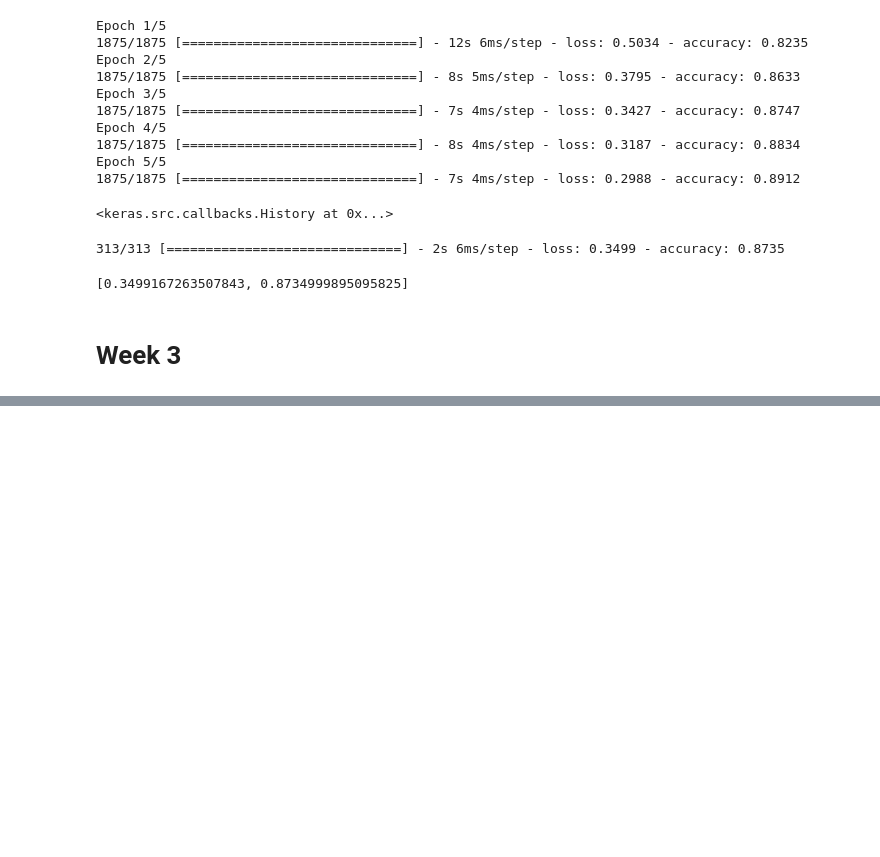
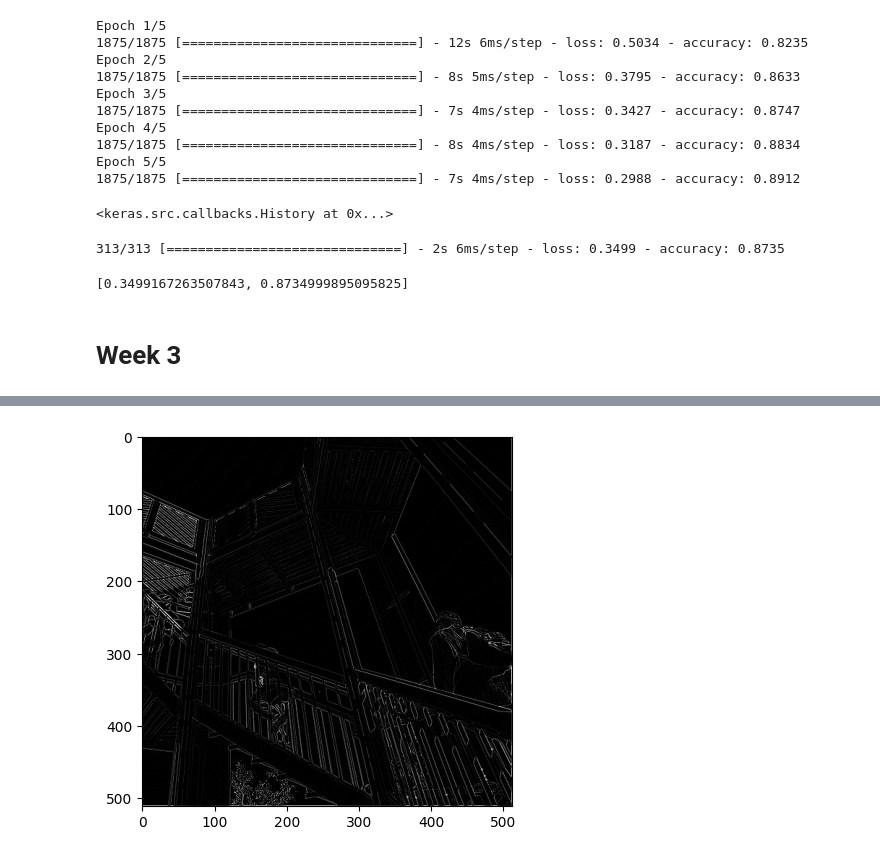
Before and after one commit to samp3209/courseraprojects, a Jupyter notebook: intrototensorflow.ipynb, the cells around one changed output, grey strips where cells are left out. Cells and saved outputs as stored; diff of their text form; code cells hidden in the pictures; blank space fills up the shorter version.

```diff
--- a/intrototensorflow.ipynb
+++ b/intrototensorflow.ipynb
@@ -188,0 +351,42 @@ model.add(tf.keras.layers.Dense(10, activation=tf.nn.softmax))
+# %%
+import numpy as np
+image_transformed = np.copy(ascent_image)
+size_x = image_transformed.shape[0]
+size_y = image_transformed.shape[1]
+# %%
+filter = [[0,1,0], [1,-4,1], [0,1,0]]
+weight = 1
+# %%
+# Iterate over the image
+for x in range(1,size_x-1):
+  for y in range(1,size_y-1):
+      convolution = 0.0
+      convolution = convolution + (ascent_image[x-1, y-1] * filter[0][0])
+      convolution = convolution + (ascent_image[x-1, y] * filter[0][1])
+      convolution = convolution + (ascent_image[x-1, y+1] * filter[0][2])
+      convolution = convolution + (ascent_image[x, y-1] * filter[1][0])
+      convolution = convolution + (ascent_image[x, y] * filter[1][1])
+      convolution = convolution + (ascent_image[x, y+1] * filter[1][2])
+      convolution = convolution + (ascent_image[x+1, y-1] * filter[2][0])
+      convolution = convolution + (ascent_image[x+1, y] * filter[2][1])
+      convolution = convolution + (ascent_image[x+1, y+1] * filter[2][2])
+
+      # Multiply by weight
+      convolution = convolution * weight
+
+      # Check the boundaries of the pixel values
+      if(convolution<0):
+        convolution=0
+      if(convolution>255):
+        convolution=255
+
+      # Load into the transformed image
+      image_transformed[x, y] = convolution
+# %%
+# Plot the image. Note the size of the axes -- they are 512 by 512
+plt.gray()
+plt.grid(False)
+plt.imshow(image_transformed)
+plt.show()
+# %% [output]
+[figure, added]
```
Also changed, not shown: parts of 10 cells of this notebook.
